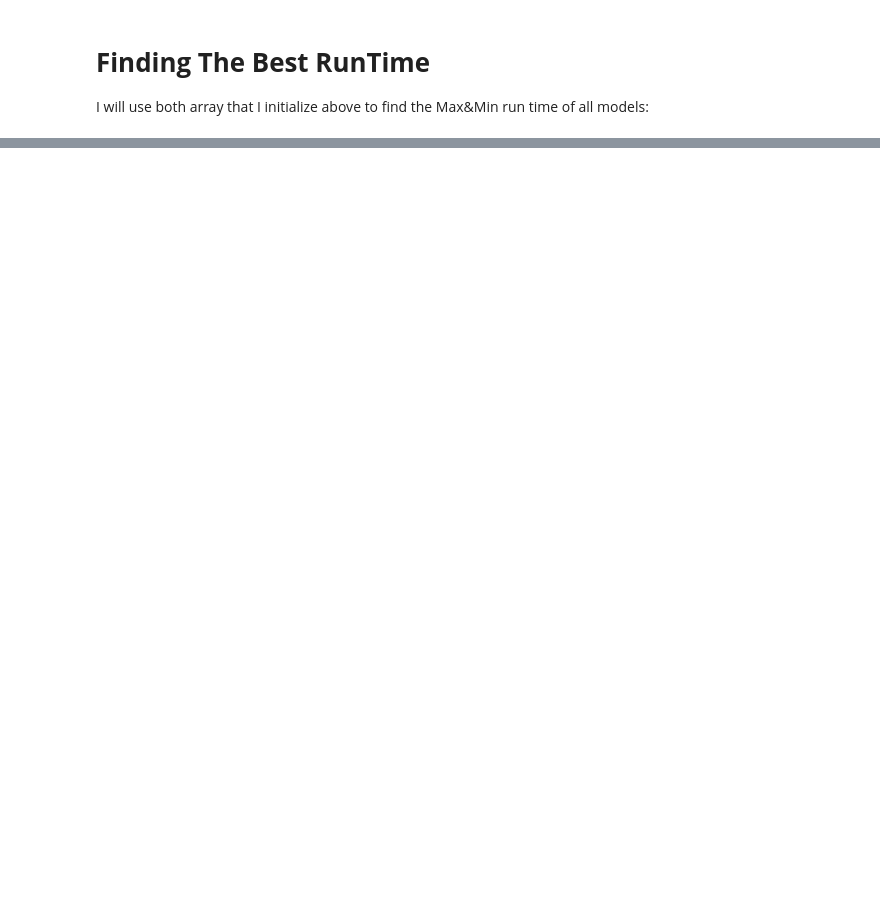
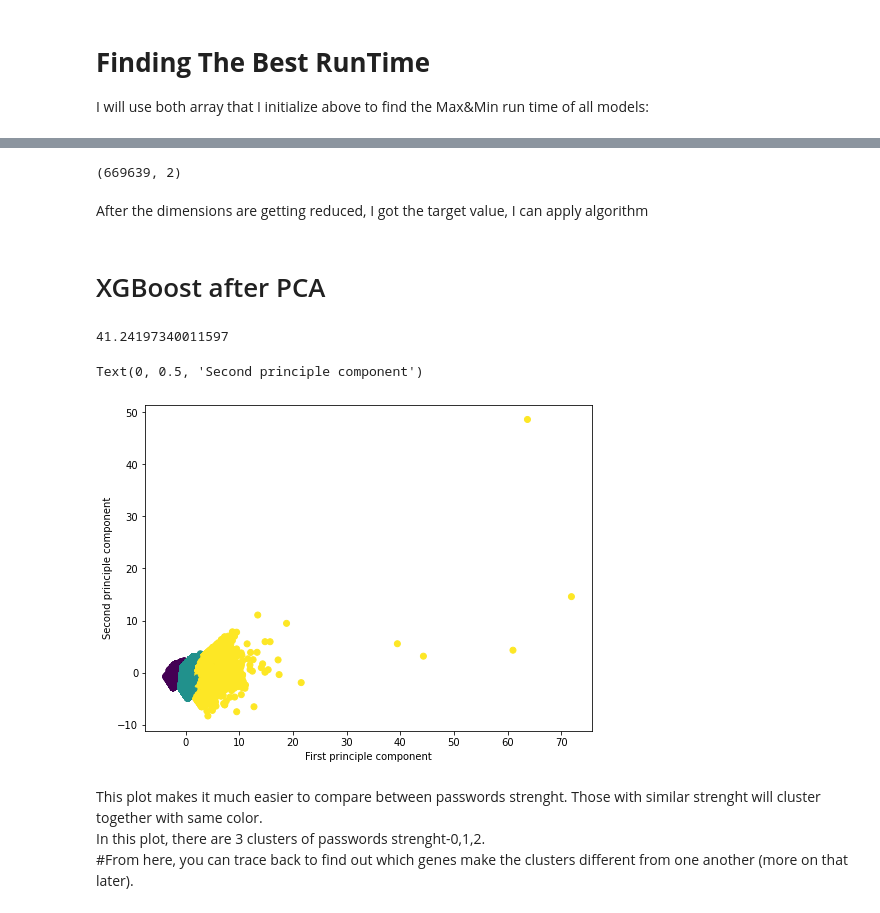
Before and after one commit to yuvalTrip/Final-Project-First-Year-Semester-B, a Jupyter notebook: Final Project-N.N.1-Password Strength Classifier Dataset-Classification-Copy1.ipynb, the cells around one changed output, grey strips where cells are left out. Cells and saved outputs as stored; diff of their text form; code cells hidden in the pictures; blank space fills up the shorter version.

```diff
--- a/Final Project-N.N.1-Password Strength Classifier Dataset-Classification-Copy1.ipynb
+++ b/Final Project-N.N.1-Password Strength Classifier Dataset-Classification-Copy1.ipynb
@@ -1479,0 +1628,33 @@ As we can see (and as I already compute), the Logistic Regression and the KNN mo
+# %%
+x_pca.shape
+# %% [output]
+(669639, 2)
+# %% [markdown]
+After the dimensions are getting reduced, I got the target value, I can apply algorithm
+# %% [markdown]
+# XGBoost after PCA
+# %%
+#Start measuring running time
+StartTimeXG = time.time()
+
+# instantiate the model
+XGBoost = XGBClassifier(learning_rate = 0.2, n_estimators = 200, verbosity=0,use_label_encoder=False)
+
+# fit the model with data
+XGBoost.fit(pca_train, check_train)
+
+#make predictions on the testing set (predict for first_test)
+XGBoost_Pred = XGBoost.predict(pca_test)
+
+#Finish measuring running time
+EndTimeXG = time.time()
+
+#Toal running time
+TotalTimeXG = EndTimeXG - StartTimeXG
+
+#Add model's running time to RunningTimes array, and name to ModelName array
+#RunningTimes.append(TotalTimeXG)
+#ModelName.append('XG')
+print(TotalTimeXG)
+# %% [output]
+41.24197340011597
@@ -1479,0 +1664,13 @@ As we can see (and as I already compute), the Logistic Regression and the KNN mo
+# %%
+plt.figure(figsize=(8,6))
+plt.scatter(x_pca[:,0],x_pca[:,1],c=data['strength'])
+plt.xlabel('First principle component')
+plt.ylabel('Second principle component')
+# %% [output]
+Text(0, 0.5, 'Second principle component')
+[figure, added]
+# %% [markdown]
+This plot makes it much easier to compare between passwords strenght.
+Those with similar strenght will cluster together with same color.<br>
+In this plot, there are 3 clusters of passwords strenght-0,1,2.<br>
+    #From here, you can trace back to find out which genes make the clusters different from one another (more on that later).
```
Also changed, not shown: parts of 71 cells of this notebook.
